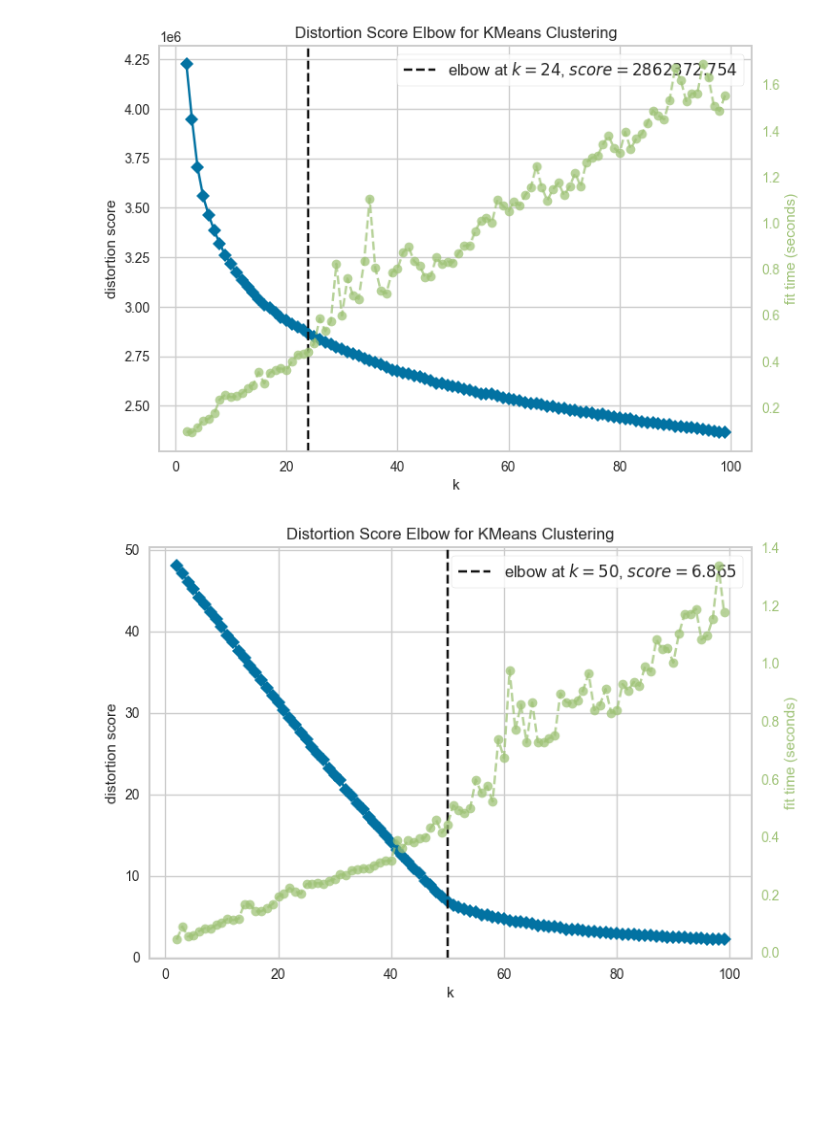
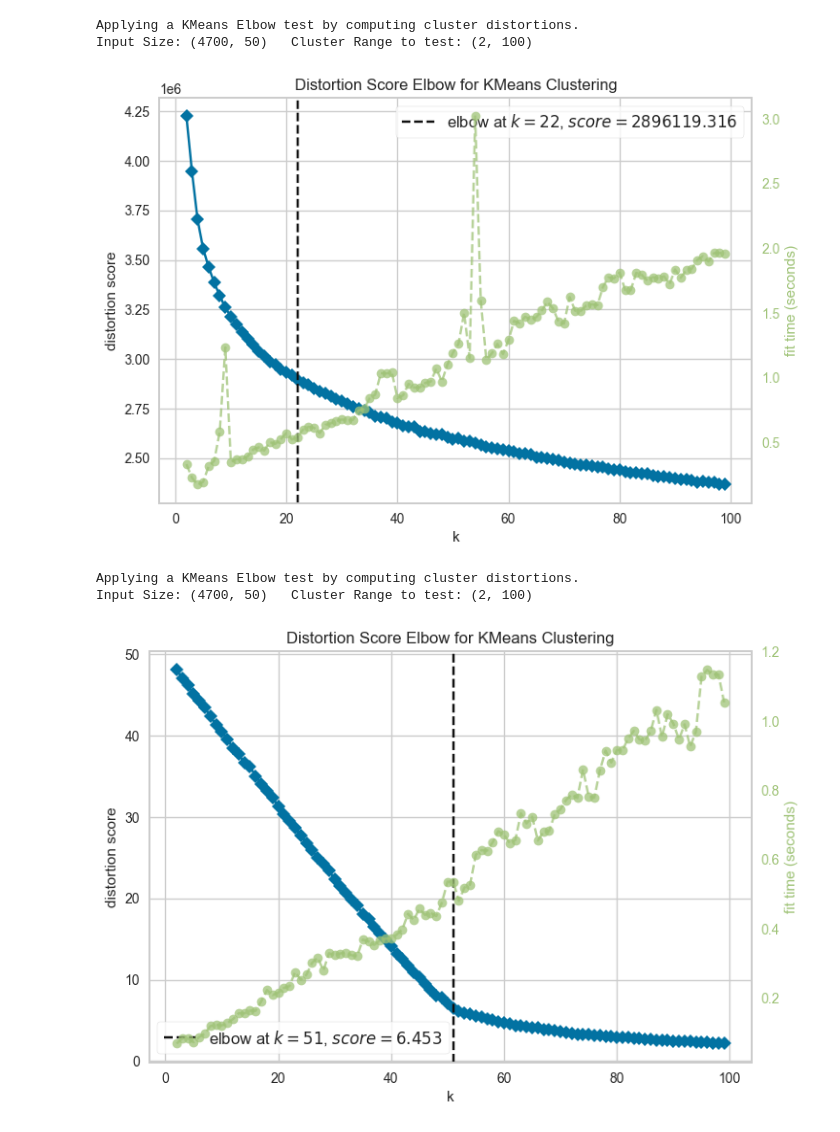
Before and after one commit to baubels/image_clustering, a Jupyter notebook: usage_and_visuals.ipynb, the cells around one changed output. Cells and saved outputs as stored; diff of their text form; code cells hidden in the pictures; blank space fills up the shorter version.

```diff
--- a/usage_and_visuals.ipynb
+++ b/usage_and_visuals.ipynb
@@ -7,6 +8,6 @@ To enable them in other operations, rebuild TensorFlow with the appropriate comp
 # %%
 # create hog descriptors of a dataset
-ds = hog.load_dataset()
-hog_descriptors = hog.normalise_features(hog.create_HOG_descriptors(ds))
+ds = convert.load_dataset()
+hog_descriptors = convert.normalise_features(hog.create_HOG_descriptors(ds))
 # %% [output]
 Found 4700 files belonging to 45 classes.
@@ -18,6 +19,6 @@ neural_descriptors = neural.normalise_features(neural.create_neural_descriptors(
 # %%
 # reduce hog descriptors via PCA and LLE
-hog_PCA = hog.reduce_with_PCA(hog_descriptors, n_components=50)
-hog_LLE = hog.reduce_with_LLE(hog_descriptors)
+hog_PCA = convert.reduce_with_PCA(hog_descriptors, n_components=50)
+hog_LLE = convert.reduce_with_LLE(hog_descriptors)
 # %%
 # reduce neural descriptors via PCA and LLE
@@ -34,8 +35,12 @@ neural_LLE_kmeans, neural_LLE_clustering = neural.KMeans_clustering(neural_LLE)
 # %%
 # Visualise, with an elbow test, goodness of clustering
-hog.KMeans_Elbow(hog_PCA, (2,100))
-hog.KMeans_Elbow(hog_LLE, (2,100))
+convert.KMeans_Elbow(hog_PCA, (2,100))
+convert.KMeans_Elbow(hog_LLE, (2,100))
 # %% [output]
+Applying a KMeans Elbow test by computing cluster distortions.
+Input Size: (4700, 50)   Cluster Range to test: (2, 100)
-[figure, old version]
+[figure, new version]
+Applying a KMeans Elbow test by computing cluster distortions.
+Input Size: (4700, 50)   Cluster Range to test: (2, 100)
-[figure, old version]
+[figure, new version]
 # %%
```
Also changed, not shown: parts of 8 cells of this notebook, 2 other files.
